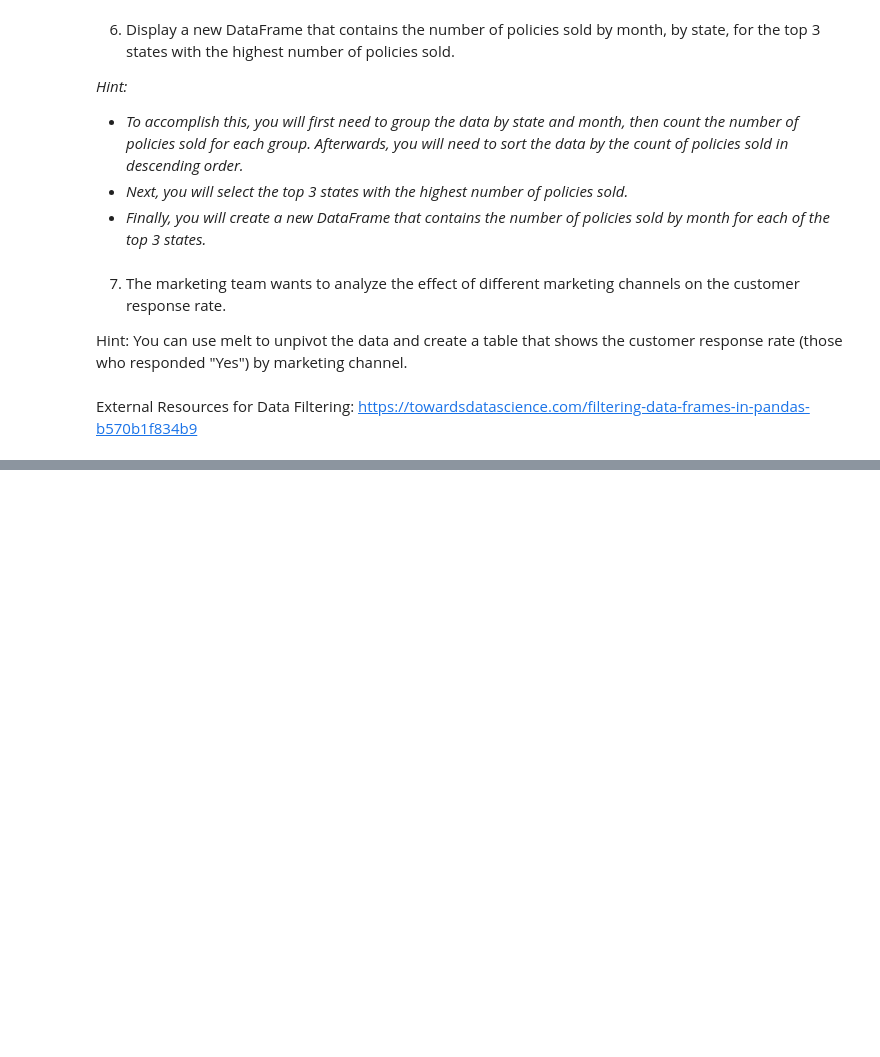
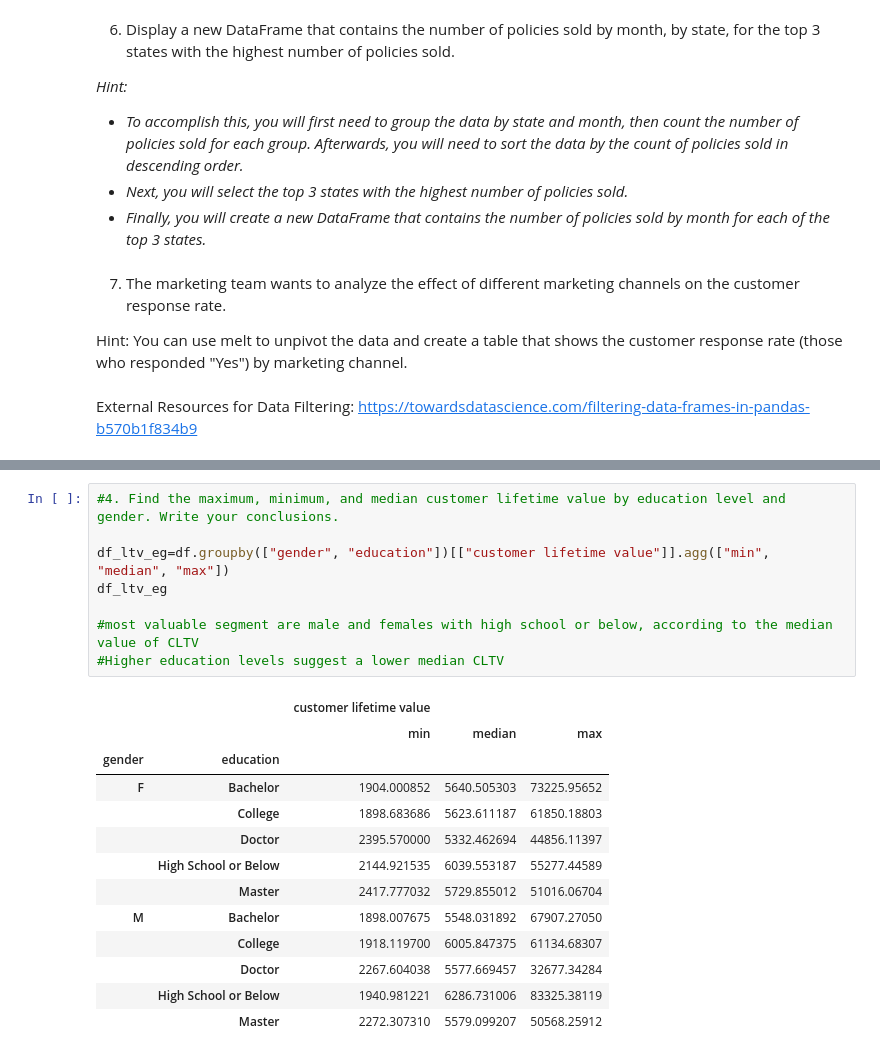
Before and after one commit to sergiocruz9/lab-dw-data-aggregation-and-filtering, a Jupyter notebook: lab-dw-aggregating.ipynb, the cells around one changed output, grey strips where cells are left out. Drawn from its saved outputs; the diff is of its cells as text; blank space fills up the shorter version.

```diff
--- a/lab-dw-aggregating.ipynb
+++ b/lab-dw-aggregating.ipynb
@@ -39,0 +130,22 @@ External Resources for Data Filtering: https://towardsdatascience.com/filtering-
+# %%
+#4. Find the maximum, minimum, and median customer lifetime value by education level and gender. Write your conclusions.
+
+df_ltv_eg=df.groupby(["gender", "education"])[["customer lifetime value"]].agg(["min", "median", "max"])
+df_ltv_eg
+
+#most valuable segment are male and females with high school or below, according to the median value of CLTV
+#Higher education levels suggest a lower median CLTV
+# %% [output]
+|  |  | customer lifetime value |  |  |
+|  |  | min | median | max |
+| gender | education |  |  |  |
+| F | Bachelor | 1904.000852 | 5640.505303 | 73225.95652 |
+|  | College | 1898.683686 | 5623.611187 | 61850.18803 |
+|  | Doctor | 2395.570000 | 5332.462694 | 44856.11397 |
+|  | High School or Below | 2144.921535 | 6039.553187 | 55277.44589 |
+|  | Master | 2417.777032 | 5729.855012 | 51016.06704 |
+| M | Bachelor | 1898.007675 | 5548.031892 | 67907.27050 |
+|  | College | 1918.119700 | 6005.847375 | 61134.68307 |
+|  | Doctor | 2267.604038 | 5577.669457 | 32677.34284 |
+|  | High School or Below | 1940.981221 | 6286.731006 | 83325.38119 |
+|  | Master | 2272.307310 | 5579.099207 | 50568.25912 |
```
Also changed, not shown: parts of 9 cells of this notebook.
